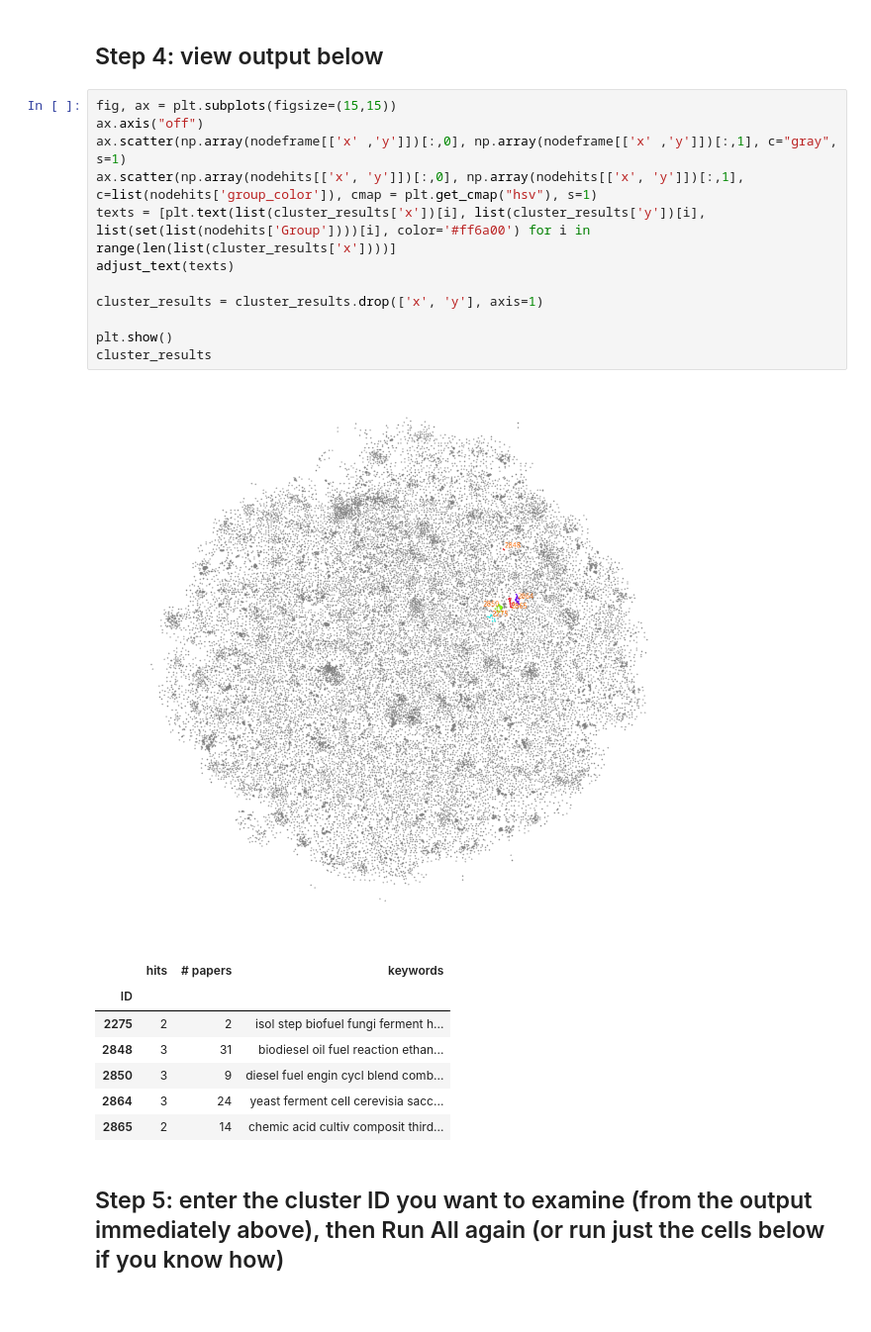
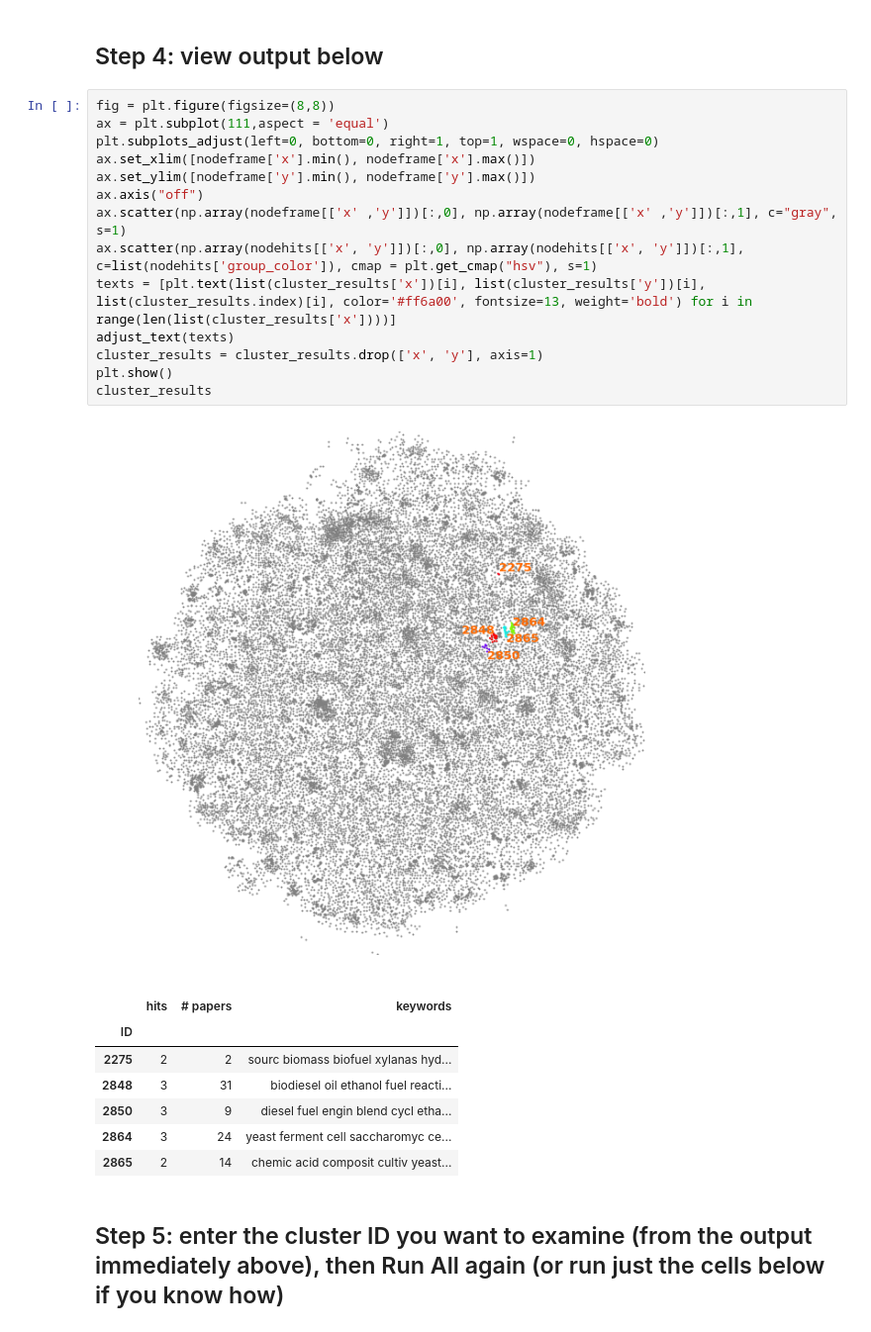
Before and after one commit to eric-protzer/boeing-brazil, a Jupyter notebook: Keyword Search.ipynb, the cells around one changed output. Shown at 99% size. Drawn from its saved outputs; the diff is of its cells as text.

```diff
--- a/Keyword Search.ipynb
+++ b/Keyword Search.ipynb
@@ -121,26 +121,28 @@ cluster_results['y'] = nodehits.groupby('Group')['y'].mean()
 # %% [markdown]
 ## Step 4: view output below
 # %%
-fig, ax = plt.subplots(figsize=(15,15))
+fig = plt.figure(figsize=(8,8))
+ax = plt.subplot(111,aspect = 'equal')
+plt.subplots_adjust(left=0, bottom=0, right=1, top=1, wspace=0, hspace=0)
+ax.set_xlim([nodeframe['x'].min(), nodeframe['x'].max()])
+ax.set_ylim([nodeframe['y'].min(), nodeframe['y'].max()])
 ax.axis("off")
 ax.scatter(np.array(nodeframe[['x' ,'y']])[:,0], np.array(nodeframe[['x' ,'y']])[:,1], c="gray", s=1)
 ax.scatter(np.array(nodehits[['x', 'y']])[:,0], np.array(nodehits[['x', 'y']])[:,1], c=list(nodehits['group_color']), cmap = plt.get_cmap("hsv"), s=1)
-texts = [plt.text(list(cluster_results['x'])[i], list(cluster_results['y'])[i], list(set(list(nodehits['Group'])))[i], color='#ff6a00') for i in range(len(list(cluster_results['x'])))]
+texts = [plt.text(list(cluster_results['x'])[i], list(cluster_results['y'])[i], list(cluster_results.index)[i], color='#ff6a00', fontsize=13, weight='bold') for i in range(len(list(cluster_results['x'])))]
 adjust_text(texts)
-
 cluster_results = cluster_results.drop(['x', 'y'], axis=1)
-
 plt.show()
 cluster_results
 # %% [output]
-[figure, old version]
+[figure, new version]
 |  | hits | # papers | keywords |
 | ID |  |  |  |
-| 2275 | 2 | 2 | isol step biofuel fungi ferment h... |
-| 2848 | 3 | 31 | biodiesel oil fuel reaction ethan... |
-| 2850 | 3 | 9 | diesel fuel engin cycl blend comb... |
-| 2864 | 3 | 24 | yeast ferment cell cerevisia sacc... |
-| 2865 | 2 | 14 | chemic acid cultiv composit third... |
+| 2275 | 2 | 2 | sourc biomass biofuel xylanas hyd... |
+| 2848 | 3 | 31 | biodiesel oil ethanol fuel reacti... |
+| 2850 | 3 | 9 | diesel fuel engin blend cycl etha... |
+| 2864 | 3 | 24 | yeast ferment cell saccharomyc ce... |
+| 2865 | 2 | 14 | chemic acid composit cultiv yeast... |
 # %% [markdown]
 ## Step 5: enter the cluster ID you want to examine (from the output immediately above), then Run All again (or run just the cells below if you know how)
 # %%
```
Also changed, not shown: parts of 2 cells of this notebook.
